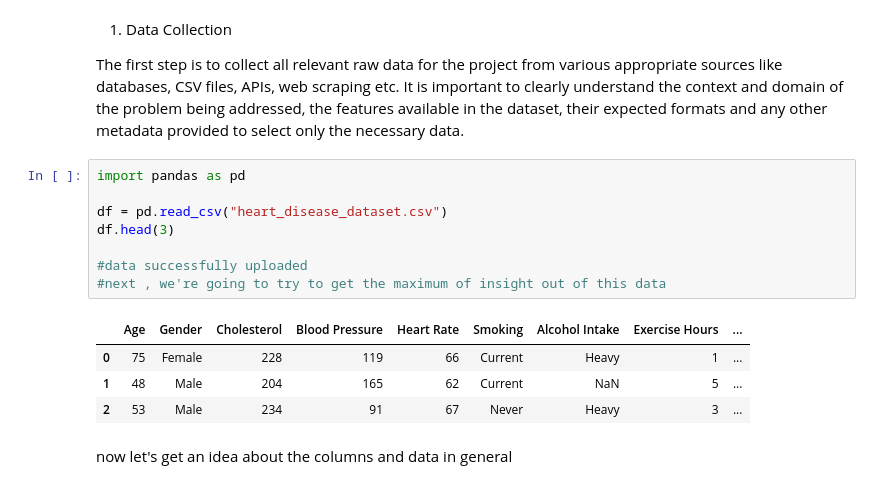
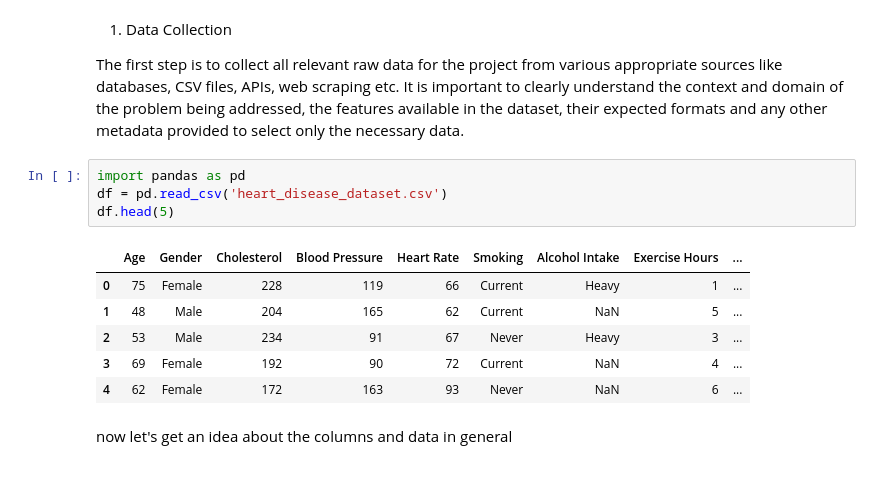
Before and after one commit to ZakariaElKazdam/EDA, a Jupyter notebook: eda.ipynb, the cells around one changed output. Drawn from its saved outputs; the diff is of its cells as text.

```diff
--- a/eda.ipynb
+++ b/eda.ipynb
@@ -13,17 +15,15 @@ Now for achieving such mession , there is no general formula and something that
 The first step is to collect all relevant raw data for the project from various appropriate sources like databases, CSV files, APIs, web scraping etc. It is important to clearly understand the context and domain of the problem being addressed, the features available in the dataset, their expected formats and any other metadata provided to select only the necessary data.
 # %%
 import pandas as pd
-
-df = pd.read_csv("heart_disease_dataset.csv")
-df.head(3)
-
-#data successfully uploaded
-#next , we're going to try to get the maximum of insight out of this data
+df = pd.read_csv('heart_disease_dataset.csv')
+df.head(5)
 # %% [output]
 |  | Age | Gender | Cholesterol | Blood Pressure | Heart Rate | Smoking | Alcohol Intake | Exercise Hours | ... |
 | 0 | 75 | Female | 228 | 119 | 66 | Current | Heavy | 1 | ... |
 | 1 | 48 | Male | 204 | 165 | 62 | Current | NaN | 5 | ... |
 | 2 | 53 | Male | 234 | 91 | 67 | Never | Heavy | 3 | ... |
+| 3 | 69 | Female | 192 | 90 | 72 | Current | NaN | 4 | ... |
+| 4 | 62 | Female | 172 | 163 | 93 | Never | NaN | 6 | ... |
 # %% [markdown]
 now let's get an idea about the columns and data in general
 # %%
```
Also changed, not shown: parts of 39 cells of this notebook.
